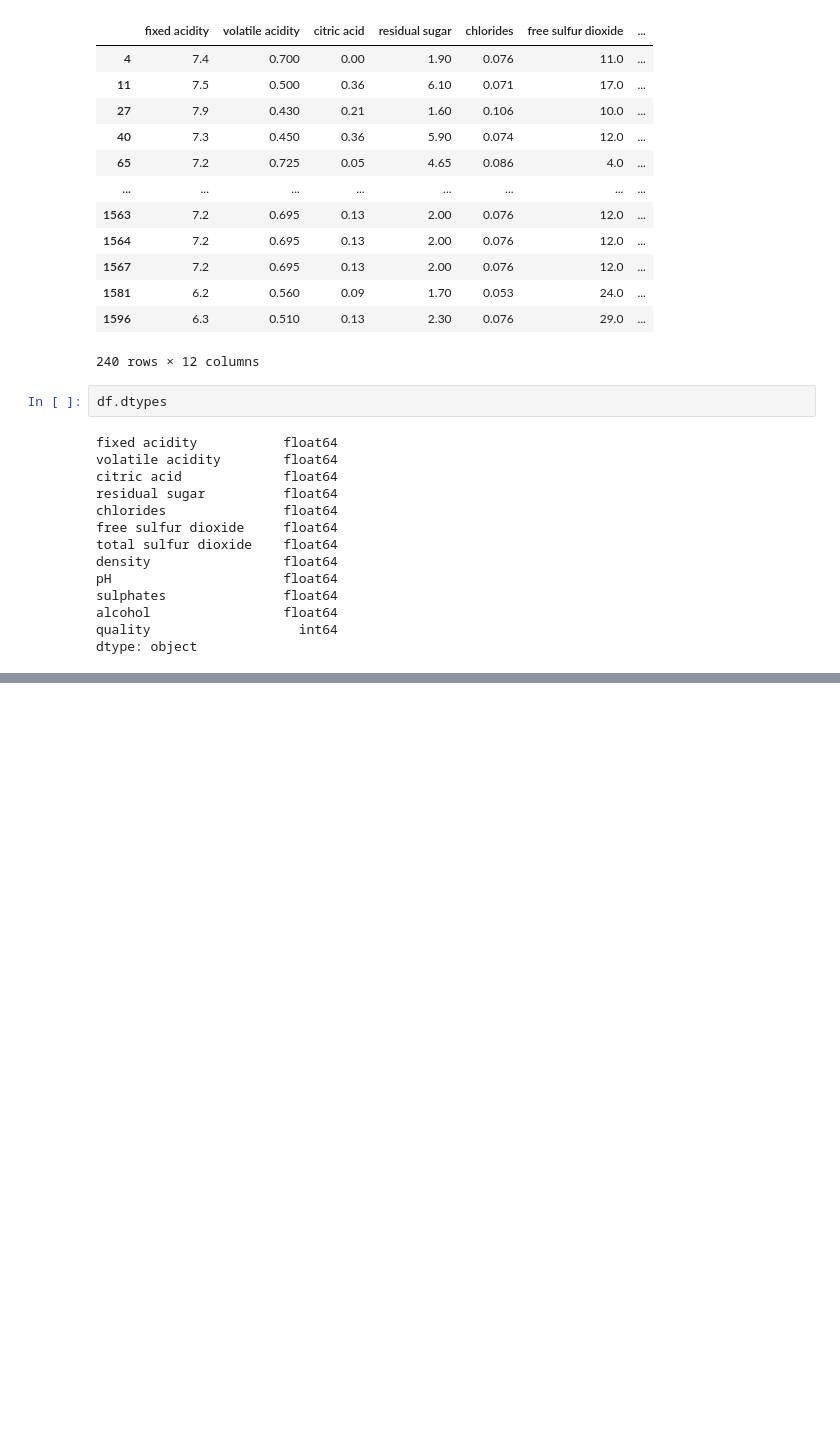
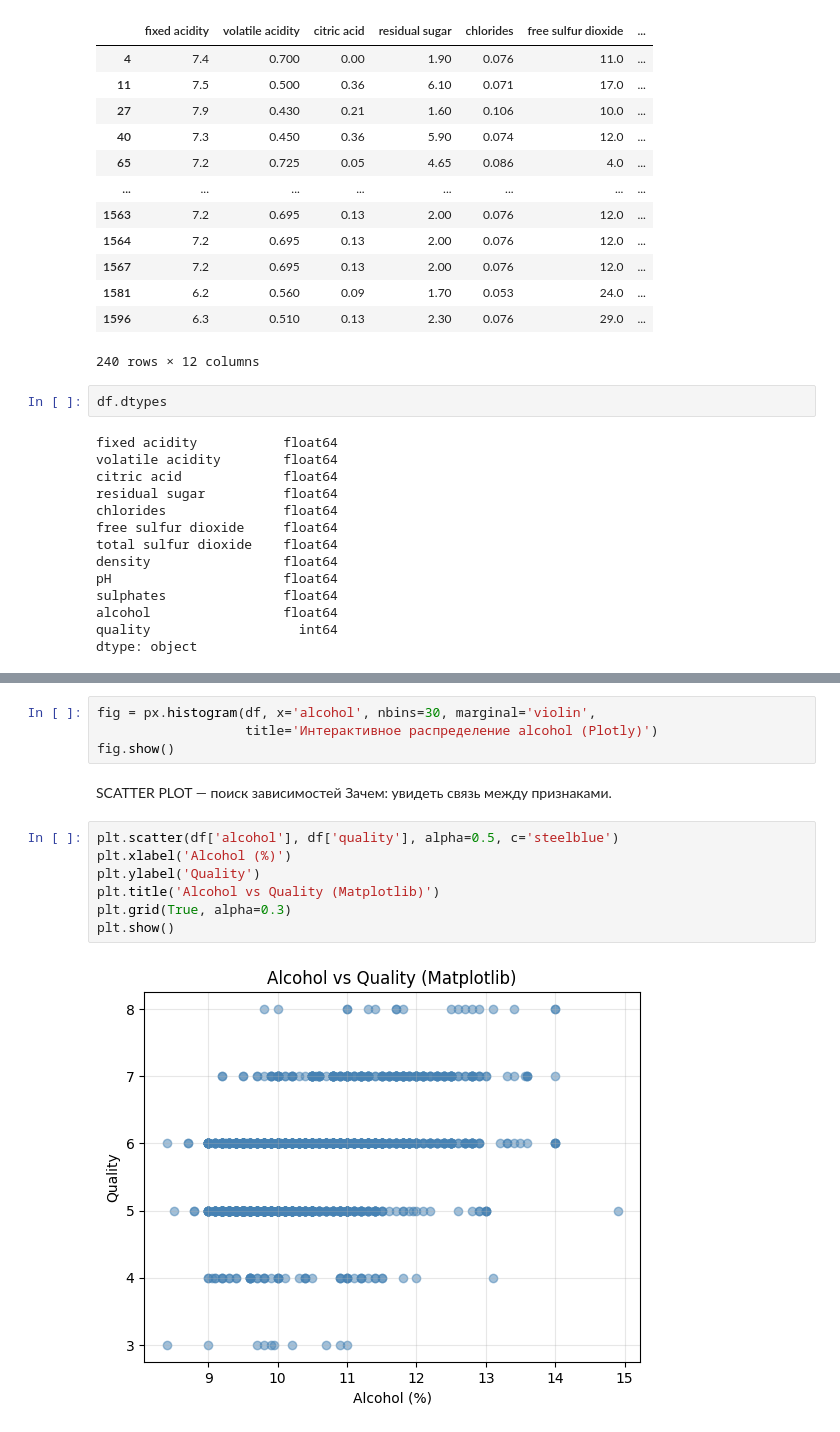
Before and after one commit to topj0bstule/ML_Course, a Jupyter notebook: hw02_/hw02_notebook.ipynb, the cells around one changed output, grey strips where cells are left out. Saved outputs shown, nothing was run; the diff lists cells and outputs as text; blank space fills up the shorter version.

```diff
--- a/hw02_/hw02_notebook.ipynb
+++ b/hw02_/hw02_notebook.ipynb
@@ -149,0 +386,16 @@ dtype: object
+# %%
+fig = px.histogram(df, x='alcohol', nbins=30, marginal='violin',
+                   title='Интерактивное распределение alcohol (Plotly)')
+fig.show()
+# %% [markdown]
+SCATTER PLOT — поиск зависимостей
+Зачем: увидеть связь между признаками.
+# %%
+plt.scatter(df['alcohol'], df['quality'], alpha=0.5, c='steelblue')
+plt.xlabel('Alcohol (%)')
+plt.ylabel('Quality')
+plt.title('Alcohol vs Quality (Matplotlib)')
+plt.grid(True, alpha=0.3)
+plt.show()
+# %% [output]
+[figure, added]
```
Also changed, not shown: parts of 47 cells of this notebook, 2 other files.
